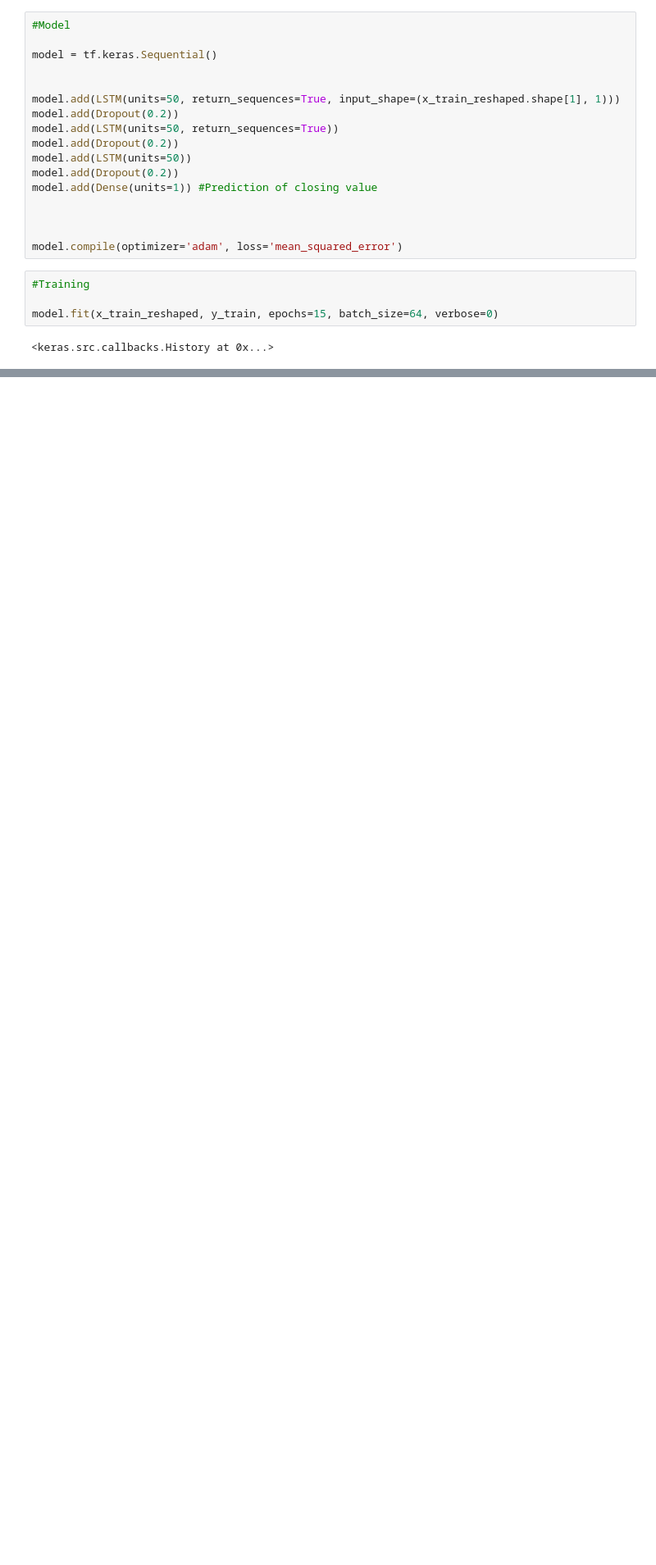
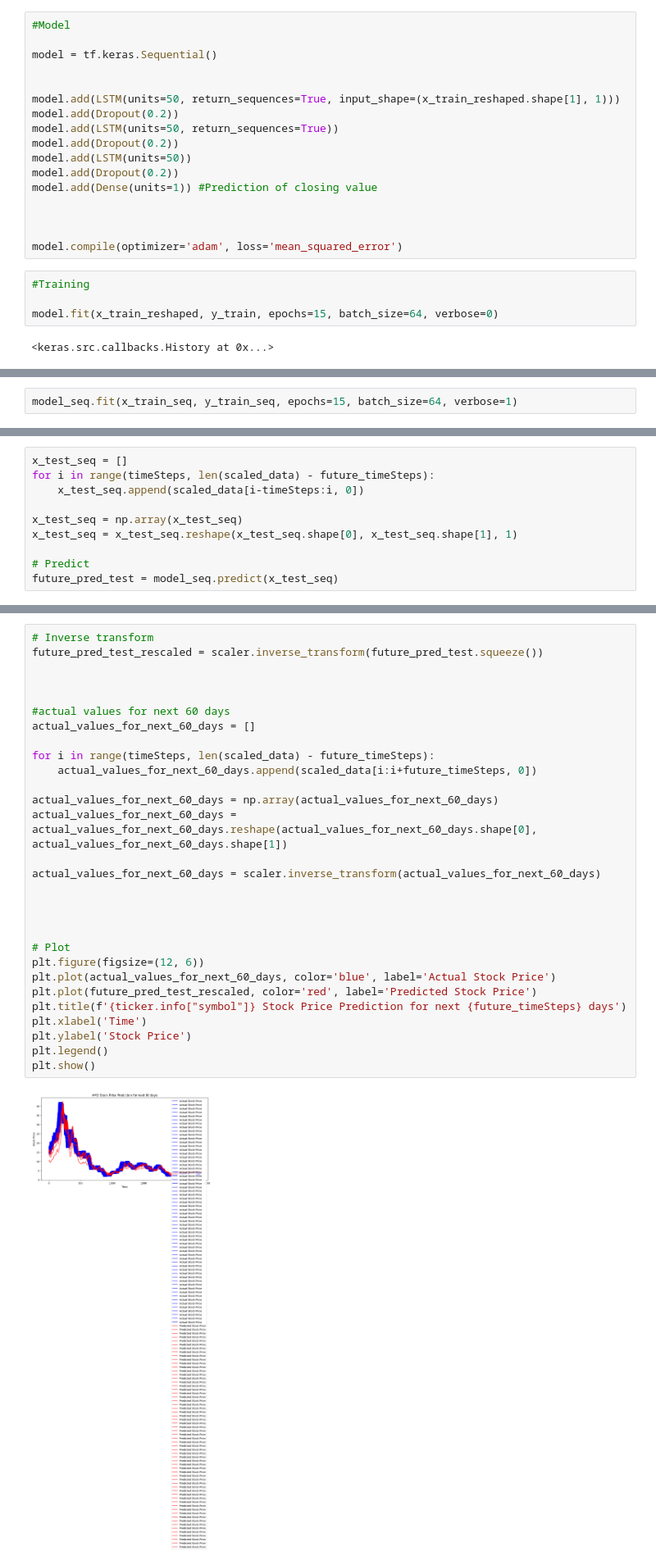
Before and after one commit to trilola89/rnn_timeSeries, a Jupyter notebook: main.ipynb, the cells around one changed output, grey strips where cells are left out. Shown: that part at 82% size. Cells and saved outputs as stored; diff of their text form; blank space fills up the shorter version.

```diff
--- a/main.ipynb
+++ b/main.ipynb
@@ -108,0 +276,2 @@ model.fit(x_train_reshaped, y_train, epochs=15, batch_size=64, verbose=0)
+# %%
+model_seq.fit(x_train_seq, y_train_seq, epochs=15, batch_size=64, verbose=1)
@@ -108,0 +297,10 @@ model.fit(x_train_reshaped, y_train, epochs=15, batch_size=64, verbose=0)
+# %%
+x_test_seq = []
+for i in range(timeSteps, len(scaled_data) - future_timeSteps):
+    x_test_seq.append(scaled_data[i-timeSteps:i, 0])
+
+x_test_seq = np.array(x_test_seq)
+x_test_seq = x_test_seq.reshape(x_test_seq.shape[0], x_test_seq.shape[1], 1)
+
+# Predict
+future_pred_test = model_seq.predict(x_test_seq)
@@ -108,0 +309,31 @@ model.fit(x_train_reshaped, y_train, epochs=15, batch_size=64, verbose=0)
+# %%
+# Inverse transform
+future_pred_test_rescaled = scaler.inverse_transform(future_pred_test.squeeze())
+
+
+
+#actual values for next 60 days
+actual_values_for_next_60_days = []
+
+for i in range(timeSteps, len(scaled_data) - future_timeSteps):
+    actual_values_for_next_60_days.append(scaled_data[i:i+future_timeSteps, 0])
+
+actual_values_for_next_60_days = np.array(actual_values_for_next_60_days)
+actual_values_for_next_60_days = actual_values_for_next_60_days.reshape(actual_values_for_next_60_days.shape[0], actual_values_for_next_60_days.shape[1])
+
+actual_values_for_next_60_days = scaler.inverse_transform(actual_values_for_next_60_days)
+
+
+
+
+# Plot
+plt.figure(figsize=(12, 6))
+plt.plot(actual_values_for_next_60_days, color='blue', label='Actual Stock Price')
+plt.plot(future_pred_test_rescaled, color='red', label='Predicted Stock Price')
+plt.title(f'{ticker.info["symbol"]} Stock Price Prediction for next {future_timeSteps} days')
+plt.xlabel('Time')
+plt.ylabel('Stock Price')
+plt.legend()
+plt.show()
+# %% [output]
+[figure, added]
```
Also changed, not shown: parts of 14 cells of this notebook.
